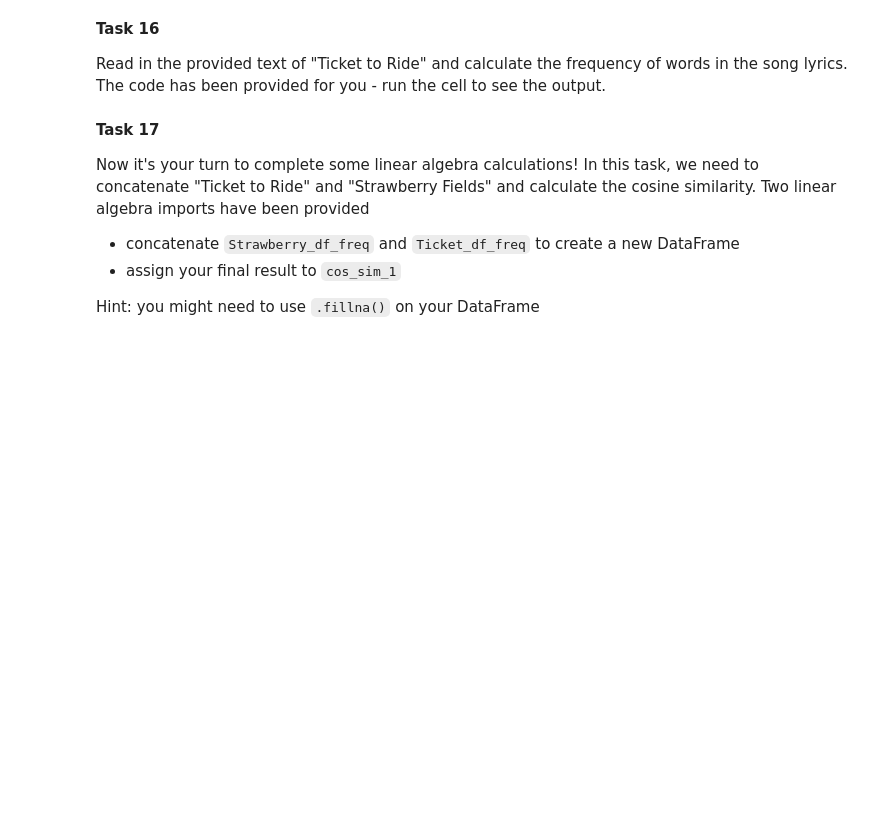
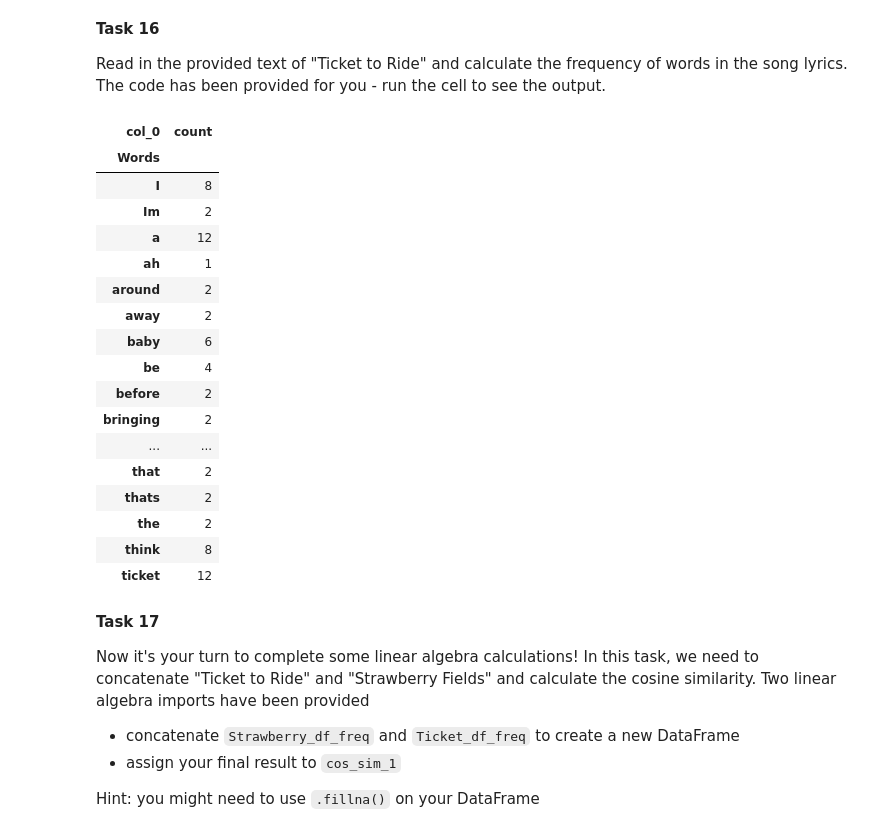
Before and after one commit to JenFaith/DS-Unit-1-Sprint-1-Data-Wrangling-and-Storytelling, a Jupyter notebook: Faith - LS_DS_134_Linear_Algebra_Assignment_ANSWERS_ipynb_txt.ipynb, the cells around one changed output. Drawn from its saved outputs; the diff is of its cells as text; code cells hidden in the pictures; blank space fills up the shorter version.

```diff
--- a/Faith - LS_DS_134_Linear_Algebra_Assignment_ANSWERS_ipynb_txt.ipynb
+++ b/Faith - LS_DS_134_Linear_Algebra_Assignment_ANSWERS_ipynb_txt.ipynb
@@ -312,13 +434,32 @@ Read in the provided text of "Ticket to Ride" and calculate the frequency of wor
 # %%
 # Task 16
 # Ticket to Ride (disputed)
 
 Ticket_ = "I think Im gonna be sad I think its today yeah the girl thats driving me mad is going away shes got a ticket to ride shes got a ticket to ride shes got a ticket to ride but she dont care she said that living with me is bringing her down yeah for she would never be free when I was around shes got a ticket to ride shes got a ticket to ride shes got a ticket to ride but she dont care I dont know why shes ridin so high she ought to think twice she ought to do right by me before she gets to saying goodbye she ought to think twice she ought to do right by me I think Im gonna be sad I think its today yeah the girl thats driving me mad is going away yeah shes got a ticket to ride shes got a ticket to ride shes got a ticket to ride but she dont care I dont know why shes ridin so high she ought to think twice she ought to do right by me before she gets to saying goodbye she ought to think twice she ought to do right by me she said that living with me is bringing her down yeah for she would never be free when I was around ah shes got a ticket to ride shes got a ticket to ride shes got a ticket to ride but she dont care my baby dont care my baby dont care my baby dont care my baby dont care my baby dont care my baby dont care"
 Ticket_df = pd.DataFrame({"Words": Ticket_.split()})
 Ticket_df_freq = pd.DataFrame(pd.crosstab(index=Ticket_df['Words'],columns='count'))
 
 # Uncomment to display
-# Ticket_df_freq[0:50]
+Ticket_df_freq[0:50]
+# %% [output]
+| col_0 | count |
+| Words |  |
+| I | 8 |
+| Im | 2 |
+| a | 12 |
+| ah | 1 |
+| around | 2 |
+| away | 2 |
+| baby | 6 |
+| be | 4 |
+| before | 2 |
+| bringing | 2 |
+| ... | ... |
+| that | 2 |
+| thats | 2 |
+| the | 2 |
+| think | 8 |
+| ticket | 12 |
 # %% [markdown]
 **Task 17**
 
```
Also changed, not shown: parts of 19 cells of this notebook.
